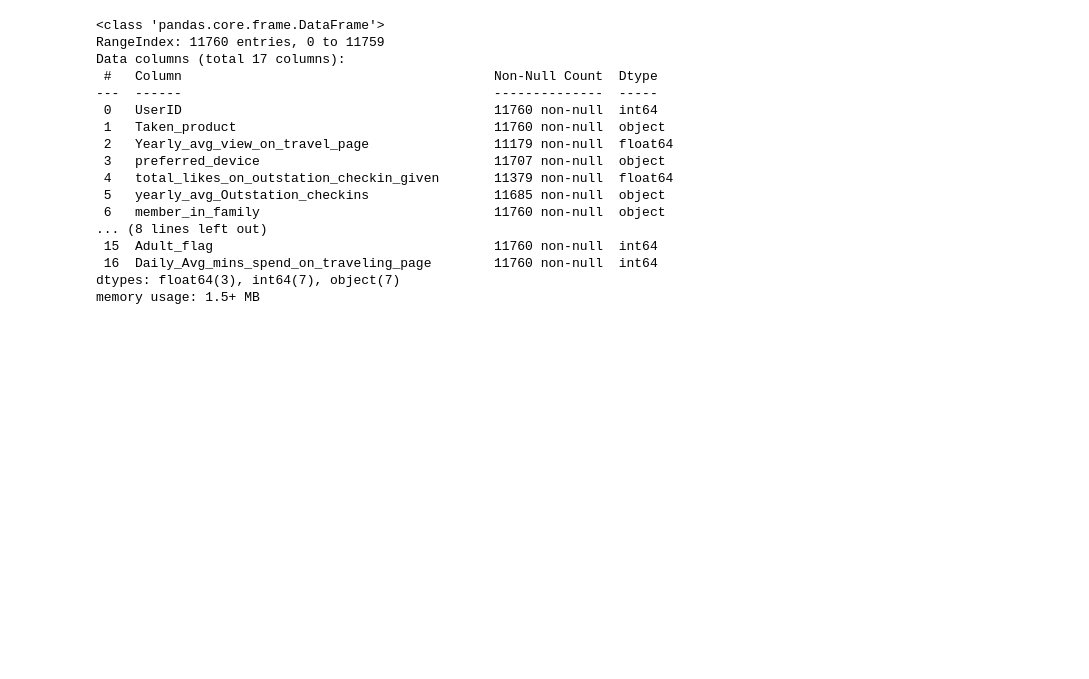
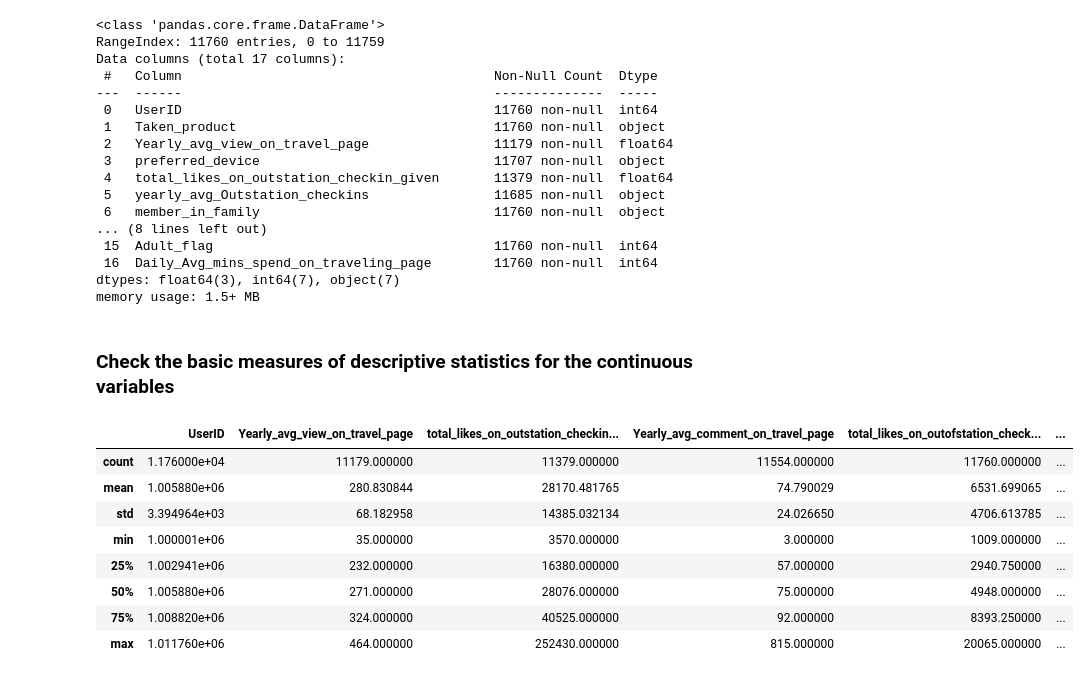
Before and after one commit to roshan-raj/social-media-tourism, a Jupyter notebook: Social_Media_Tourism.ipynb, the cells around one changed output. Saved outputs shown, nothing was run; the diff lists cells and outputs as text; code cells hidden in the pictures; blank space fills up the shorter version.

```diff
--- a/Social_Media_Tourism.ipynb
+++ b/Social_Media_Tourism.ipynb
@@ -15,3 +18,6 @@ social_media_data = pd.read_csv('social_media/Social Media Data for DSBA.csv')
+# %%
+dataset_url = 'https://gist.githubusercontent.com/roshan-raj/514350b0325c06f9875fcb083f842607/raw/5d8179fd7d7c973e452875761ecdc141c70ce146/Social%2520Media%2520Data%2520for%2520DSBA.csv';
+social_media_data = pd.read_csv(dataset_url)
 # %%
 social_media_data.head()
 # %% [output]
@@ -55,3 +65,17 @@ Data columns (total 17 columns):
  16  Daily_Avg_mins_spend_on_traveling_page        11760 non-null  int64
 dtypes: float64(3), int64(7), object(7)
 memory usage: 1.5+ MB
+# %% [markdown]
+### **Check the basic measures of descriptive statistics for the continuous variables**
+# %%
+social_media_data.describe()
+# %% [output]
+|  | UserID | Yearly_avg_view_on_travel_page | total_likes_on_outstation_checkin... | Yearly_avg_comment_on_travel_page | total_likes_on_outofstation_check... | ... |
+| count | 1.176000e+04 | 11179.000000 | 11379.000000 | 11554.000000 | 11760.000000 | ... |
+| mean | 1.005880e+06 | 280.830844 | 28170.481765 | 74.790029 | 6531.699065 | ... |
+| std | 3.394964e+03 | 68.182958 | 14385.032134 | 24.026650 | 4706.613785 | ... |
+| min | 1.000001e+06 | 35.000000 | 3570.000000 | 3.000000 | 1009.000000 | ... |
+| 25% | 1.002941e+06 | 232.000000 | 16380.000000 | 57.000000 | 2940.750000 | ... |
+| 50% | 1.005880e+06 | 271.000000 | 28076.000000 | 75.000000 | 4948.000000 | ... |
+| 75% | 1.008820e+06 | 324.000000 | 40525.000000 | 92.000000 | 8393.250000 | ... |
+| max | 1.011760e+06 | 464.000000 | 252430.000000 | 815.000000 | 20065.000000 | ... |
```
Also changed, not shown: parts of 5 cells of this notebook.
